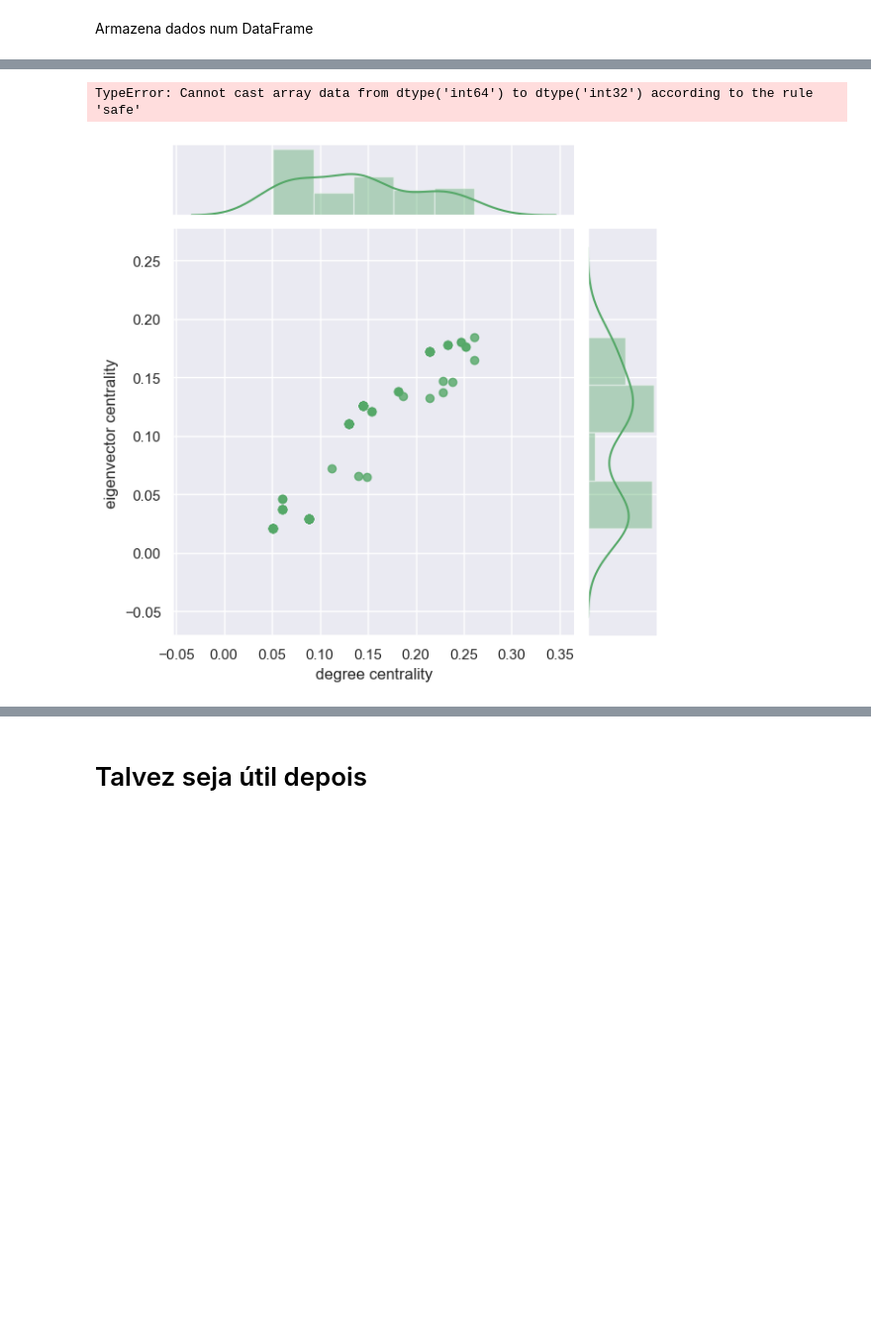
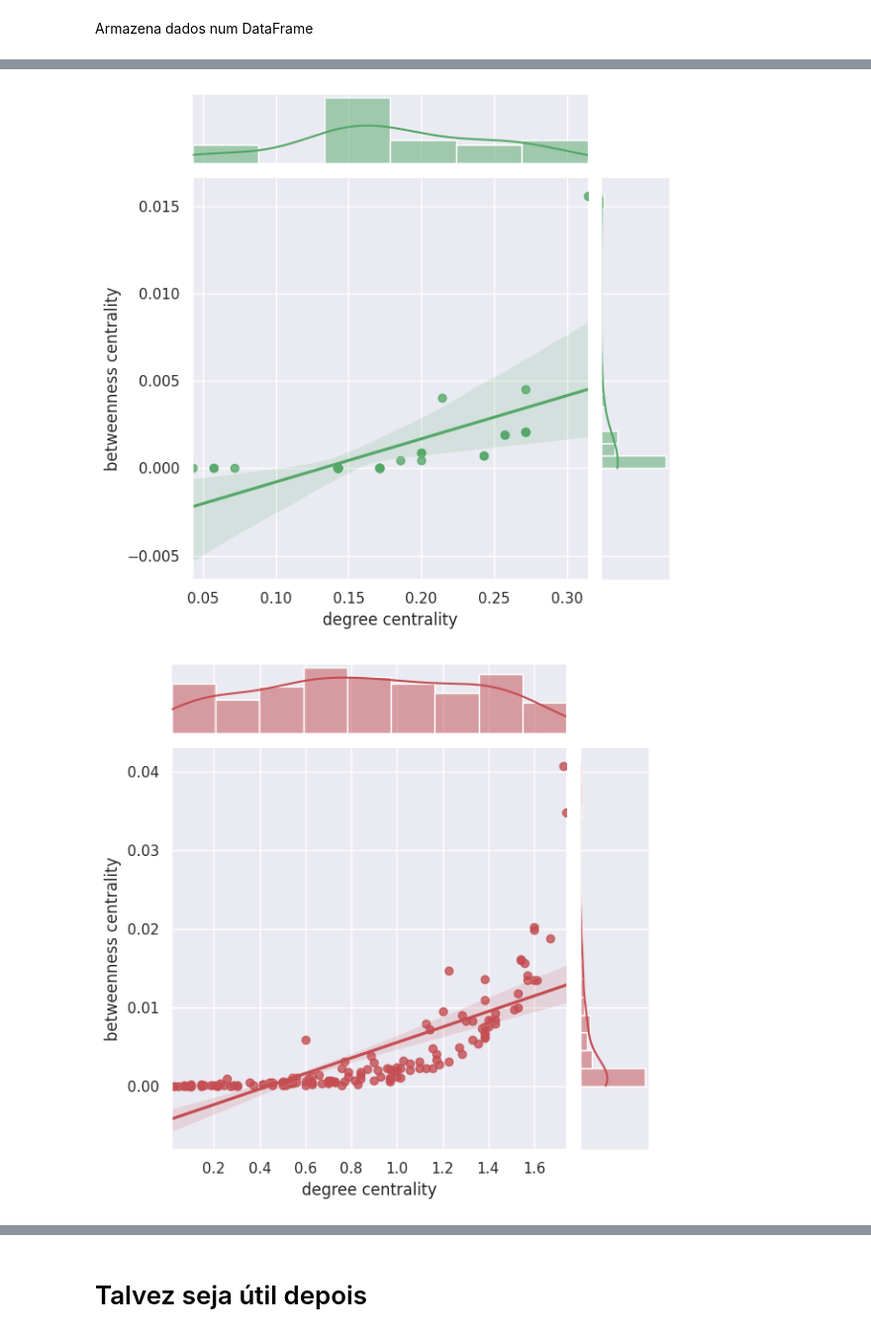
Before and after one commit to joaopmjm/RedesSociaisProjeto1, a Jupyter notebook: pipeline.ipynb, the cells around one changed output, grey strips where cells are left out. Shown at 99% size. Saved outputs shown, nothing was run; the diff lists cells and outputs as text; code cells hidden in the pictures; blank space fills up the shorter version.

```diff
--- a/pipeline.ipynb
+++ b/pipeline.ipynb
@@ -449,8 +572,12 @@ Warnings:
-# %%
-sns.jointplot(data=data_badass, y='eigenvector centrality', x='degree centrality', kind='reg', color='g');
-# %% [output]
-TypeError: Cannot cast array data from dtype('int64') to dtype('int32') according to the rule 'safe'
-[figure, removed]
+# %%
+data_badass = data.loc[data['degree centrality']>0.0]
+data_bape = data_ape.loc[data_ape['degree centrality']>0.0]
+sns.jointplot(data=data_badass, y='betweenness centrality', x='degree centrality', kind='reg', color='g');
+sns.jointplot(data=data_bape, y='betweenness centrality', x='degree centrality', kind='reg', color='r');
+plt.show()
+# %% [output]
+[figure, added]
+[figure, added]
 # %%
 data_badass = data.loc[data['degree centrality']>0.0]
 sns.scatterplot(data=data_badass, y='eigenvector centrality', x='degree centrality');
```
Also changed, not shown: parts of 16 cells of this notebook, 2 other files.
